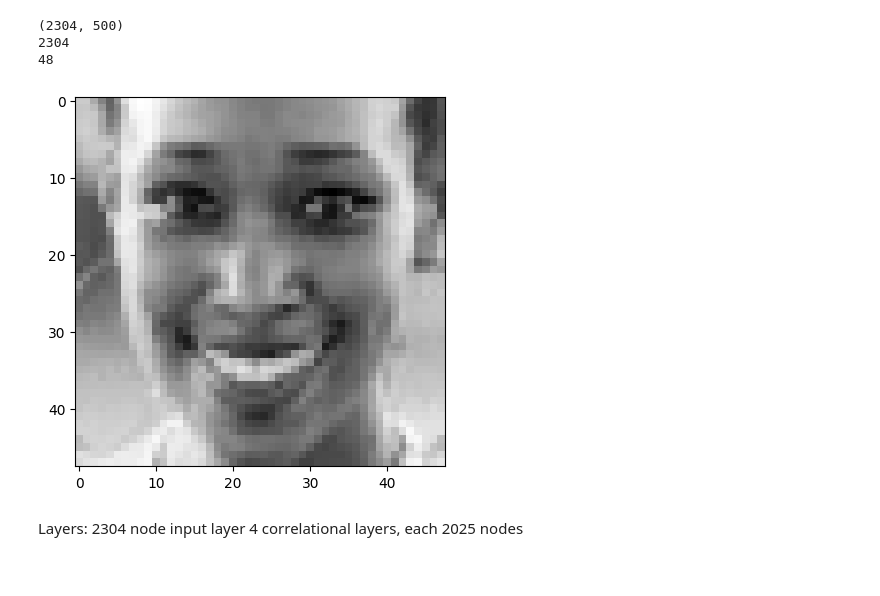
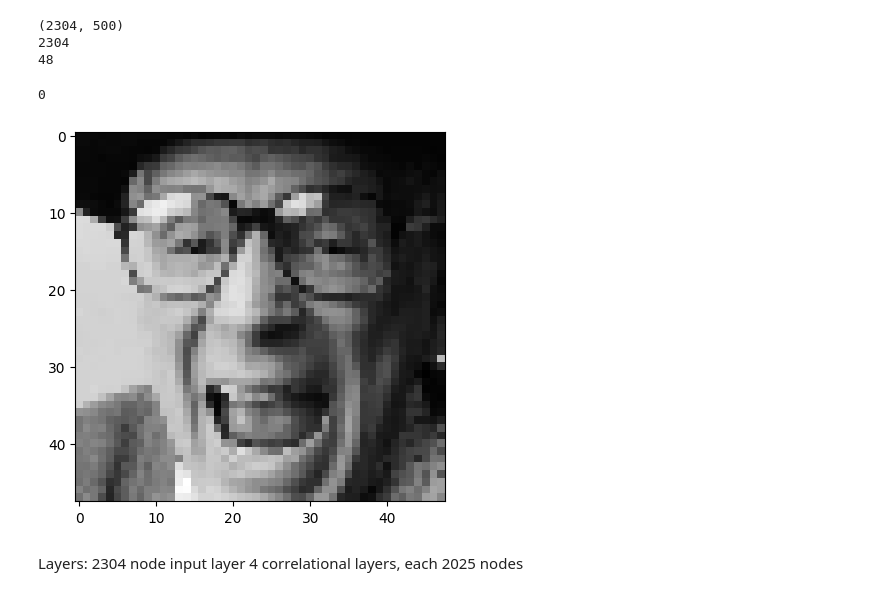
Before and after one commit to natalie-harris/facial_analysis_nn, a Jupyter notebook: convo_faces.ipynb, the cells around one changed output. Drawn from its saved outputs; the diff is of its cells as text; code cells hidden in the pictures.

```diff
--- a/convo_faces.ipynb
+++ b/convo_faces.ipynb
@@ -65,9 +65,11 @@ def visualize(image):
     plt.imshow(X=current_image, interpolation='nearest', cmap='gray')
     plt.show()
 # %%
-visualize(X_train.T[21])
+print(Y_train[251])
+visualize(X_train.T[251])
 # %% [output]
+0
-[figure, old version]
+[figure, new version]
 # %% [markdown]
 Layers:
 2304 node input layer
```
Also changed, not shown: parts of 11 cells of this notebook.
